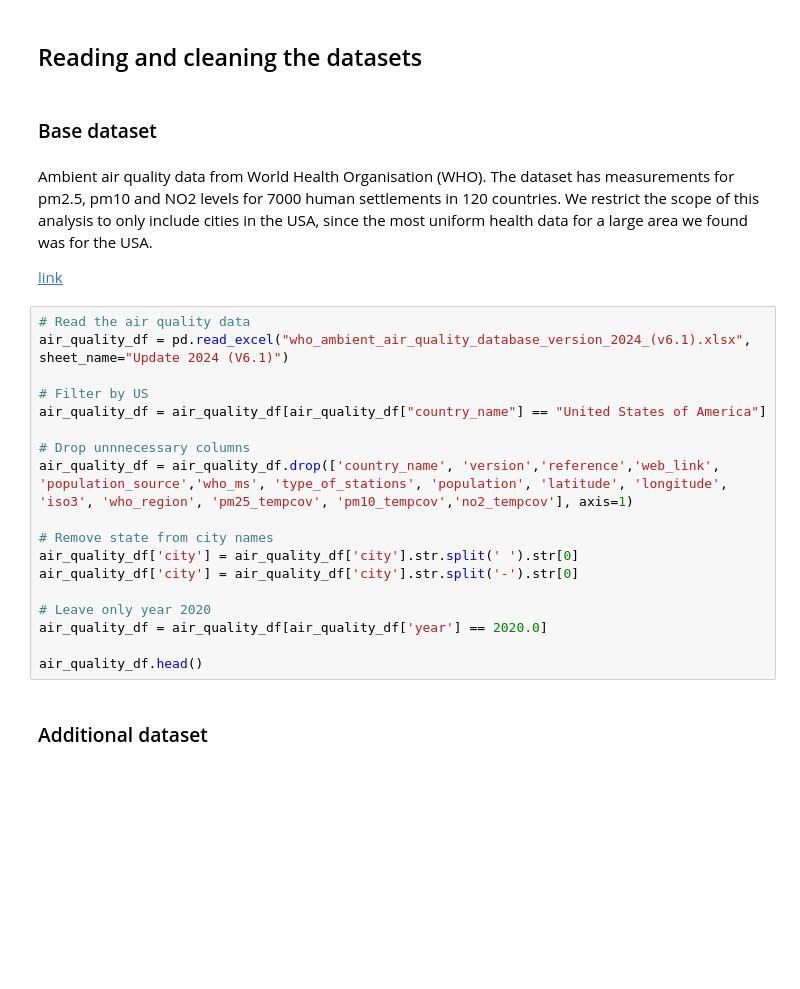
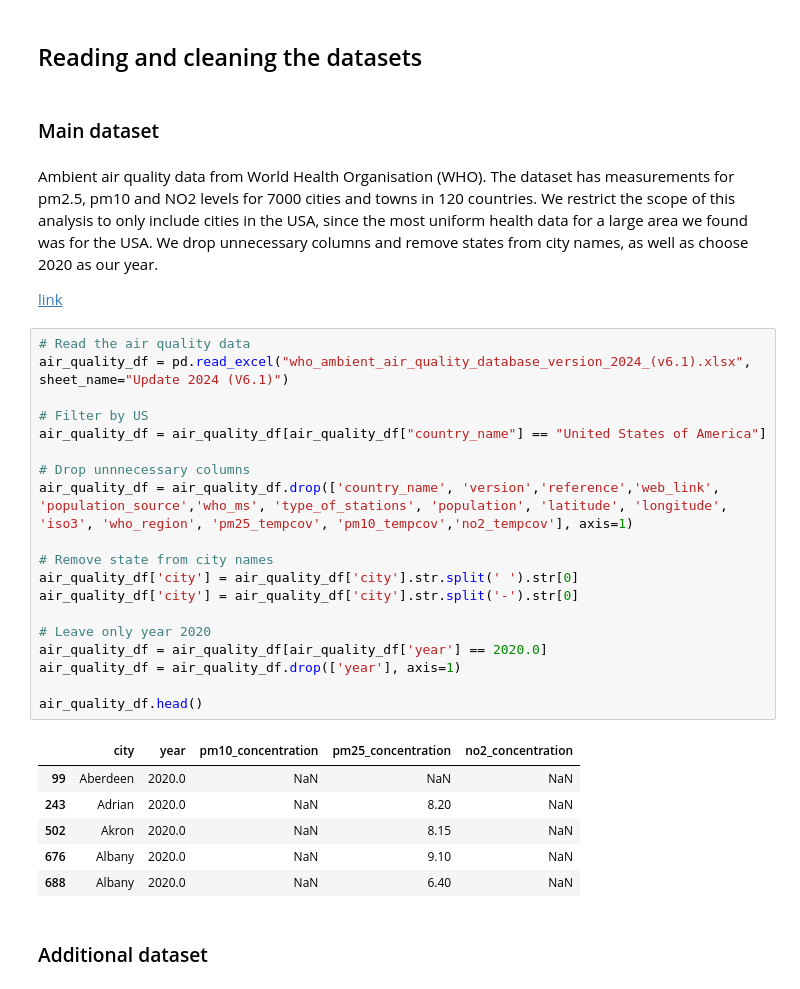
Before and after one commit to filoooooonov/pse-project, a Jupyter notebook: project.ipynb, the cells around one changed output. Cells and saved outputs as stored; diff of their text form; blank space fills up the shorter version.

```diff
--- a/project.ipynb
+++ b/project.ipynb
@@ -30,29 +28,37 @@ ModuleNotFoundError: No module named 'rapidfuzz'
 # %% [markdown]
 ## Reading and cleaning the datasets
 # %% [markdown]
-### Base dataset
+### Main dataset
 # %% [markdown]
-Ambient air quality data from World Health Organisation (WHO). The dataset has measurements for pm2.5, pm10 and NO2 levels for 7000 human settlements in 120 countries. We restrict the scope of this analysis to only include cities in the USA, since the most uniform health data for a large area we found was for the USA.
+Ambient air quality data from World Health Organisation (WHO). The dataset has measurements for pm2.5, pm10 and NO2 levels for 7000 cities and towns in 120 countries. We restrict the scope of this analysis to only include cities in the USA, since the most uniform health data for a large area we found was for the USA. We drop unnecessary columns and remove states from city names, as well as choose 2020 as our year.
 
 [link](https://www.who.int/publications/m/item/who-ambient-air-quality-database-(update-jan-2024))
 # %%
 # Read the air quality data
 air_quality_df = pd.read_excel("who_ambient_air_quality_database_version_2024_(v6.1).xlsx", sheet_name="Update 2024 (V6.1)")
 
 # Filter by US
 air_quality_df = air_quality_df[air_quality_df["country_name"] == "United States of America"]
 
 # Drop unnnecessary columns
 air_quality_df = air_quality_df.drop(['country_name', 'version','reference','web_link', 'population_source','who_ms', 'type_of_stations', 'population', 'latitude', 'longitude', 'iso3', 'who_region', 'pm25_tempcov', 'pm10_tempcov','no2_tempcov'], axis=1)
 
 # Remove state from city names
 air_quality_df['city'] = air_quality_df['city'].str.split(' ').str[0]
 air_quality_df['city'] = air_quality_df['city'].str.split('-').str[0]
 
 # Leave only year 2020
 air_quality_df = air_quality_df[air_quality_df['year'] == 2020.0]
+air_quality_df = air_quality_df.drop(['year'], axis=1)
 
 air_quality_df.head()
+# %% [output]
+|  | city | year | pm10_concentration | pm25_concentration | no2_concentration |
+| 99 | Aberdeen | 2020.0 | NaN | NaN | NaN |
+| 243 | Adrian | 2020.0 | NaN | 8.20 | NaN |
+| 502 | Akron | 2020.0 | NaN | 8.15 | NaN |
+| 676 | Albany | 2020.0 | NaN | 9.10 | NaN |
+| 688 | Albany | 2020.0 | NaN | 6.40 | NaN |
 # %% [markdown]
 ### Additional dataset
 # %% [markdown]
```
Also changed, not shown: parts of 3 cells of this notebook.
